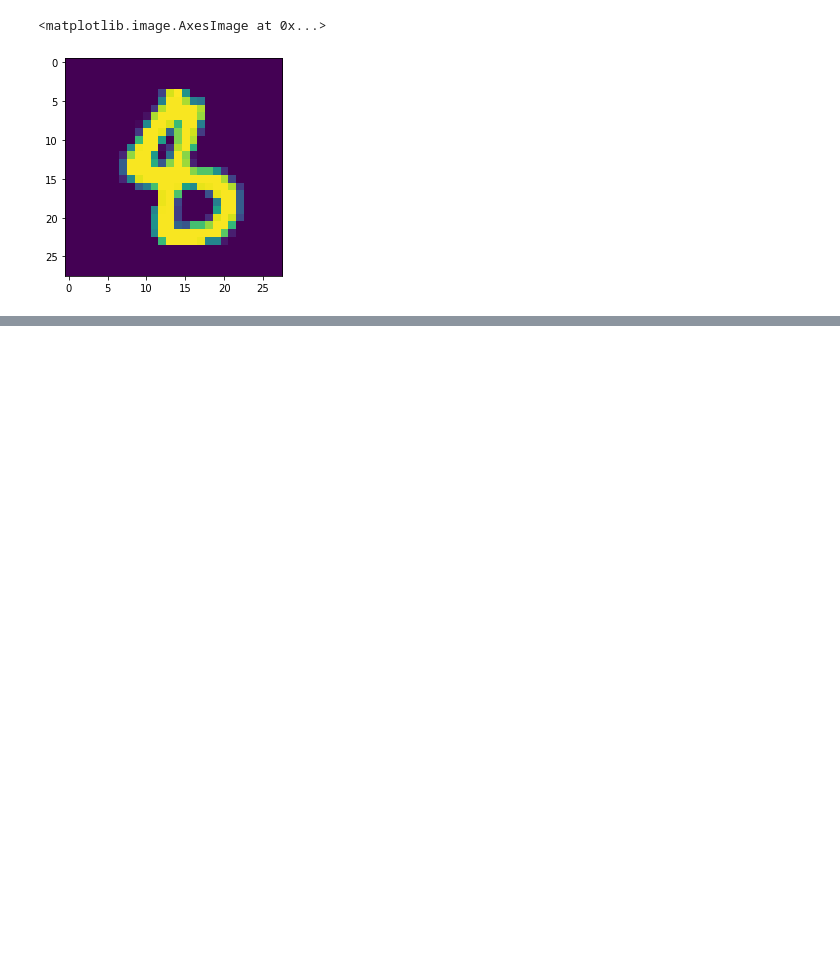
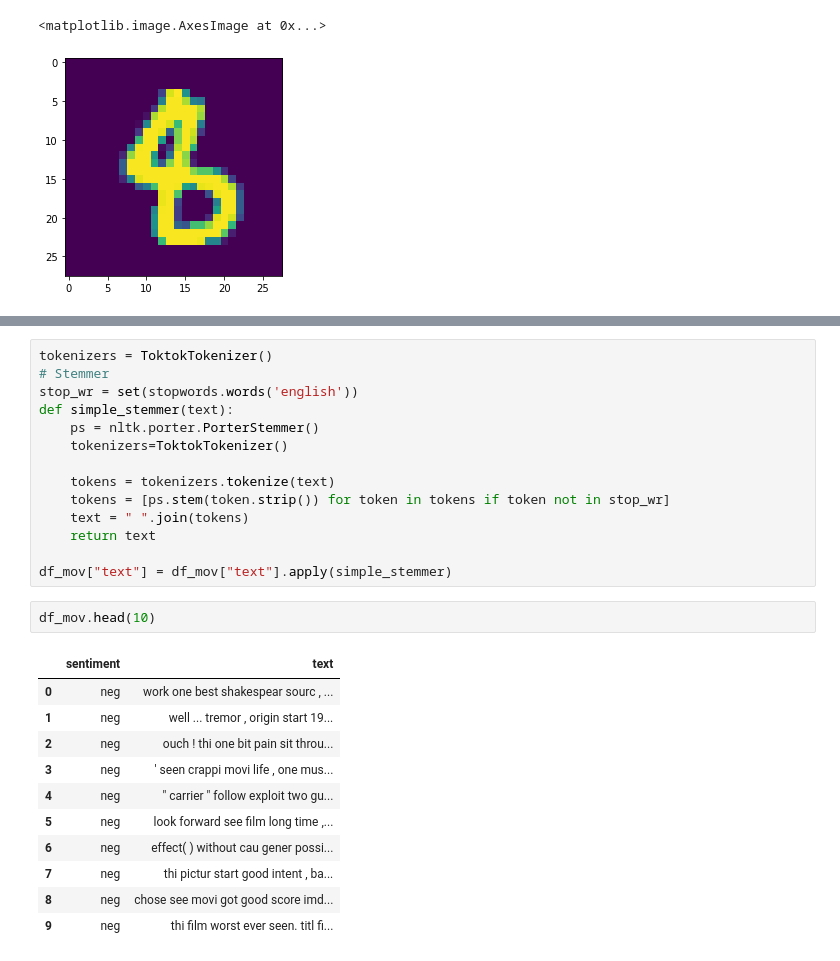
Before and after one commit to jdramirez/UCO_ML_AI, a Jupyter notebook: src/notebook_class/supervisado/supervisado_neural_nets.ipynb, the cells around one changed output, grey strips where cells are left out. Saved outputs shown, nothing was run; the diff lists cells and outputs as text; blank space fills up the shorter version.

```diff
--- a/src/notebook_class/supervisado/supervisado_neural_nets.ipynb
+++ b/src/notebook_class/supervisado/supervisado_neural_nets.ipynb
@@ -401,0 +468,28 @@ plt.imshow(X_test_lg[64].reshape(28,28))
+# %%
+tokenizers = ToktokTokenizer()
+# Stemmer
+stop_wr = set(stopwords.words('english'))
+def simple_stemmer(text):
+    ps = nltk.porter.PorterStemmer()
+    tokenizers=ToktokTokenizer()
+
+    tokens = tokenizers.tokenize(text)
+    tokens = [ps.stem(token.strip()) for token in tokens if token not in stop_wr]
+    text = " ".join(tokens)
+    return text
+
+df_mov["text"] = df_mov["text"].apply(simple_stemmer)
+# %%
+df_mov.head(10)
+# %% [output]
+|  | sentiment | text |
+| 0 | neg | work one best shakespear sourc , ... |
+| 1 | neg | well ... tremor , origin start 19... |
+| 2 | neg | ouch ! thi one bit pain sit throu... |
+| 3 | neg | ' seen crappi movi life , one mus... |
+| 4 | neg | " carrier " follow exploit two gu... |
+| 5 | neg | look forward see film long time ,... |
+| 6 | neg | effect( ) without cau gener possi... |
+| 7 | neg | thi pictur start good intent , ba... |
+| 8 | neg | chose see movi got good score imd... |
+| 9 | neg | thi film worst ever seen. titl fi... |
```
Also changed, not shown: parts of 18 cells of this notebook, 4 other files.
